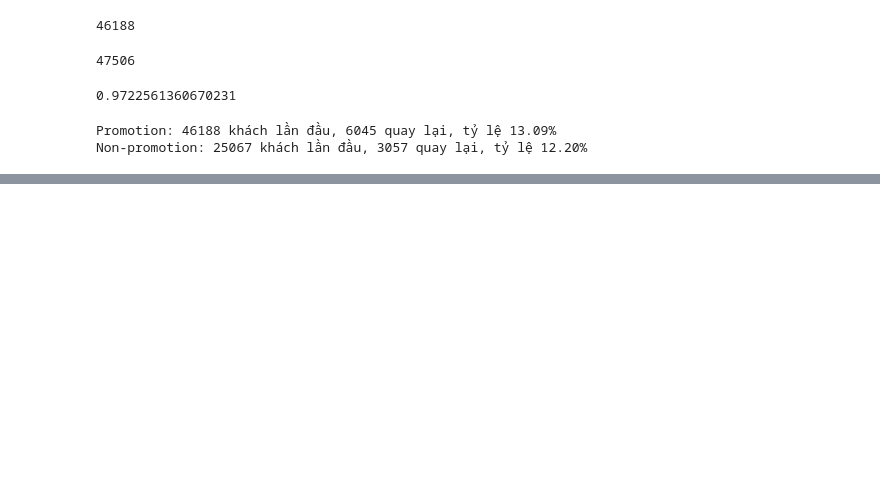
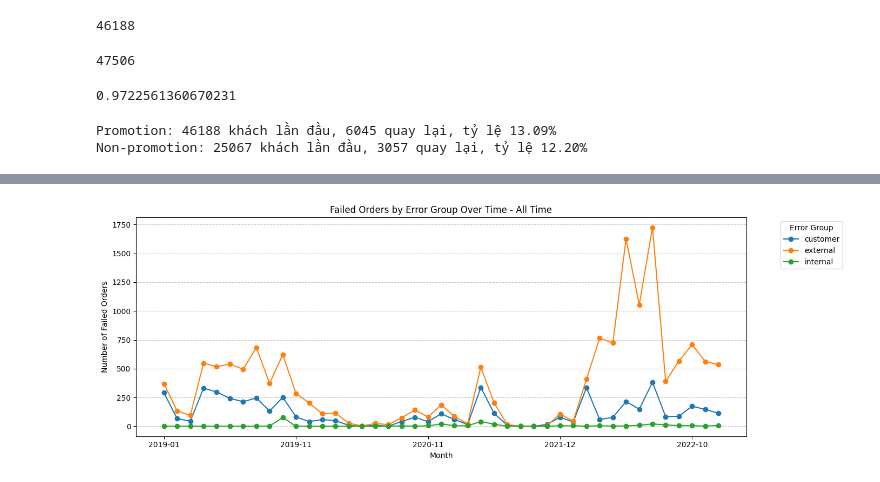
Before and after one commit to qtrung123/Online-Ticket-Booking-Data-Analysis-Customer-Retention-Study, a Jupyter notebook: notebooks/05_customer_journey.ipynb, the cells around one changed output, grey strips where cells are left out. Drawn from its saved outputs; the diff is of its cells as text; code cells hidden in the pictures; blank space fills up the shorter version.

```diff
--- a/notebooks/05_customer_journey.ipynb
+++ b/notebooks/05_customer_journey.ipynb
@@ -416,0 +549,38 @@ Non-promotion: 25067 khách lần đầu, 3057 quay lại, tỷ lệ 12.20%
+# %%
+df_error_monthly = (
+    df_failed_orders
+    .groupby(["year_month", "error_group"])
+    .agg(
+        failed_orders=("ticket_id", "count")
+    )
+    .reset_index()
+)
+
+error_monthly_pivot = (
+    df_error_monthly
+    .pivot_table(
+        index="year_month",
+        columns="error_group",
+        values="failed_orders",
+        fill_value=0
+    )
+)
+
+error_monthly_pivot.index = error_monthly_pivot.index.astype(str)
+
+error_monthly_pivot.plot(
+    kind="line",
+    marker="o",
+    figsize=(14, 5)
+)
+
+plt.title("Failed Orders by Error Group Over Time - All Time")
+plt.xlabel("Month")
+plt.ylabel("Number of Failed Orders")
+plt.grid(axis="y", linestyle="--", alpha=0.7)
+plt.legend(title="Error Group", bbox_to_anchor=(1.05, 1), loc="upper left")
+
+plt.tight_layout()
+plt.show()
+# %% [output]
+[figure, added]
```
Also changed, not shown: parts of 21 cells of this notebook, 2 other files.
